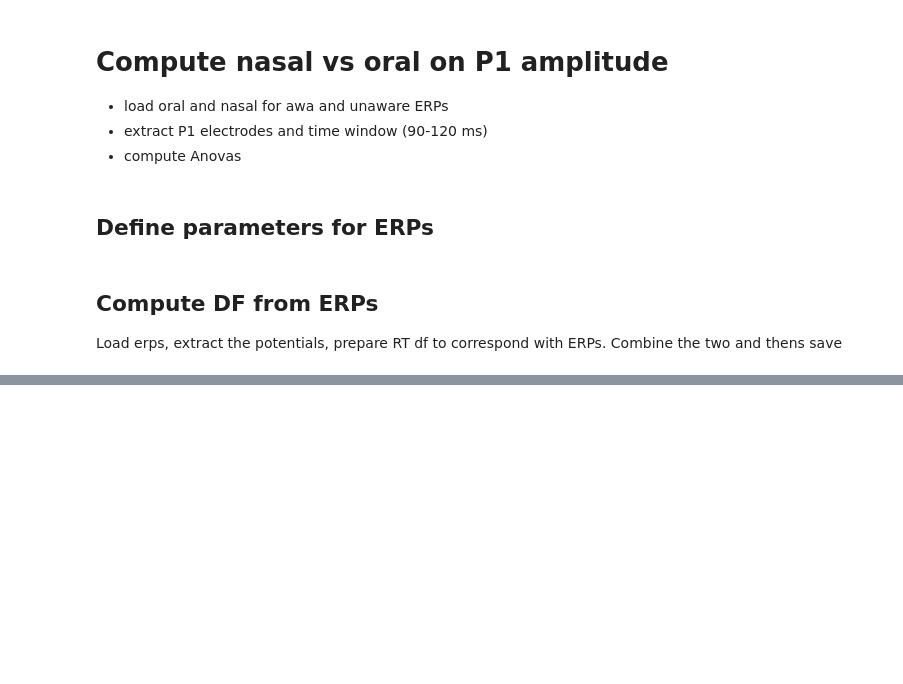
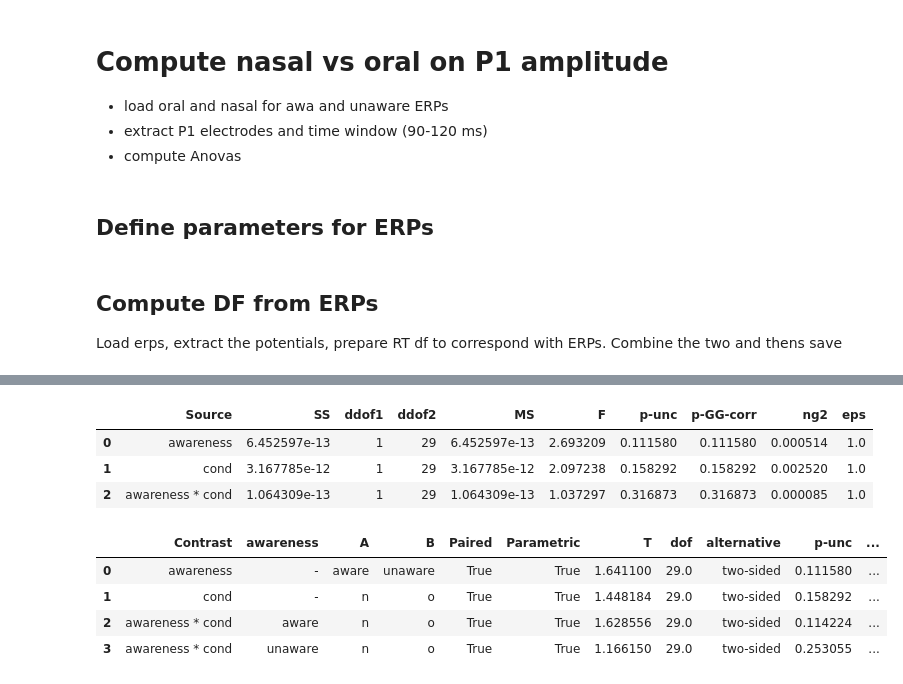
Before and after one commit to vivile42/Oral_24, a Jupyter notebook: stats/stats_R1.ipynb, the cells around one changed output, grey strips where cells are left out. Drawn from its saved outputs; the diff is of its cells as text; code cells hidden in the pictures; blank space fills up the shorter version.

```diff
--- a/stats/stats_R1.ipynb
+++ b/stats/stats_R1.ipynb
@@ -475,0 +530,16 @@ includes only exh
+# %%
+import pingouin as pg
+pg.rm_anova(data=df,dv='P1_amp',within=['awareness','cond'],subject='gnum')
+# %% [output]
+|  | Source | SS | ddof1 | ddof2 | MS | F | p-unc | p-GG-corr | ng2 | eps |
+| 0 | awareness | 6.452597e-13 | 1 | 29 | 6.452597e-13 | 2.693209 | 0.111580 | 0.111580 | 0.000514 | 1.0 |
+| 1 | cond | 3.167785e-12 | 1 | 29 | 3.167785e-12 | 2.097238 | 0.158292 | 0.158292 | 0.002520 | 1.0 |
+| 2 | awareness * cond | 1.064309e-13 | 1 | 29 | 1.064309e-13 | 1.037297 | 0.316873 | 0.316873 | 0.000085 | 1.0 |
+# %%
+pg.pairwise_tests(data=df,dv='P1_amp',within=['awareness','cond'],subject='gnum')
+# %% [output]
+|  | Contrast | awareness | A | B | Paired | Parametric | T | dof | alternative | p-unc | ... |
+| 0 | awareness | - | aware | unaware | True | True | 1.641100 | 29.0 | two-sided | 0.111580 | ... |
+| 1 | cond | - | n | o | True | True | 1.448184 | 29.0 | two-sided | 0.158292 | ... |
+| 2 | awareness * cond | aware | n | o | True | True | 1.628556 | 29.0 | two-sided | 0.114224 | ... |
+| 3 | awareness * cond | unaware | n | o | True | True | 1.166150 | 29.0 | two-sided | 0.253055 | ... |
```
Also changed, not shown: parts of 10 cells of this notebook.
